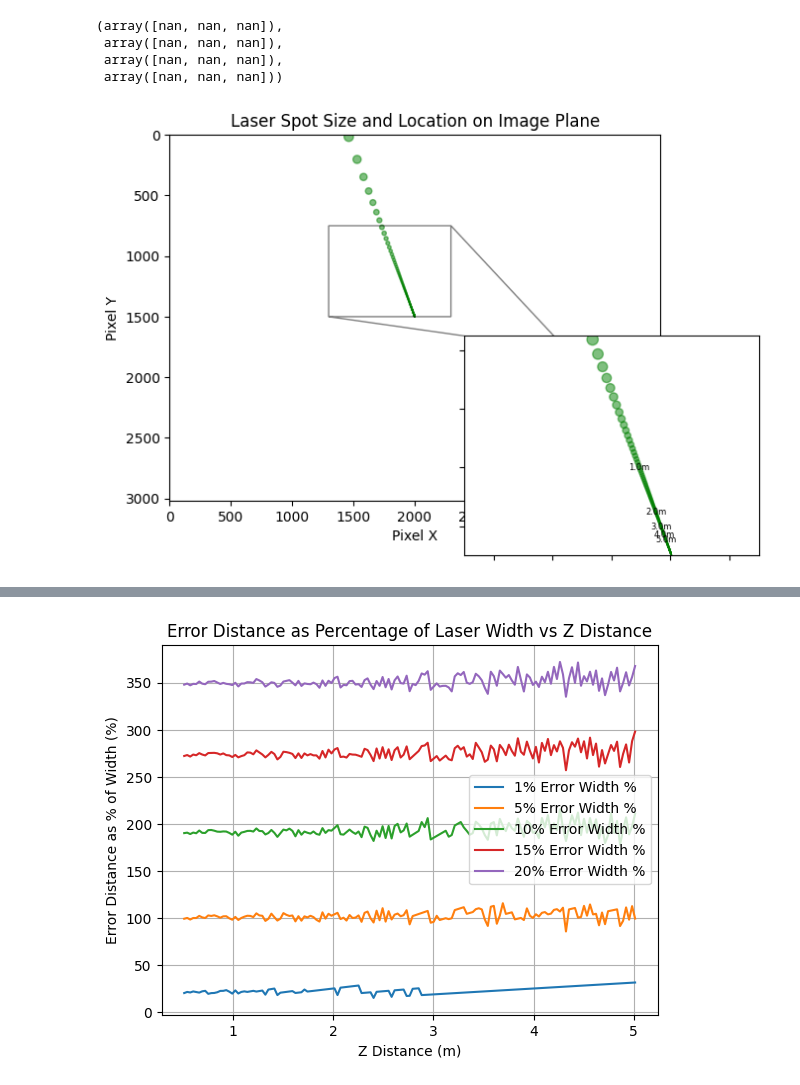
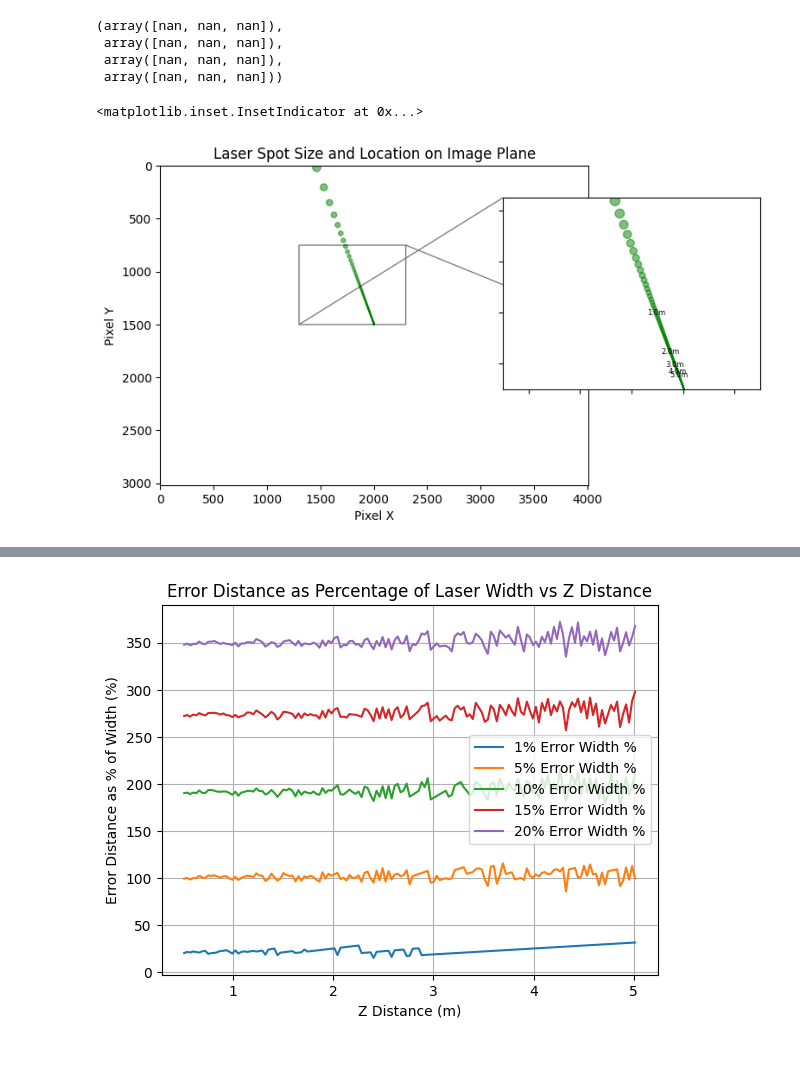
Before and after one commit to UCSD-E4E/cscw-fishsense2027, a Jupyter notebook: annotation_analysis/reconstruction.ipynb, the cells around one changed output, grey strips where cells are left out. Cells and saved outputs as stored; diff of their text form; code cells hidden in the pictures; blank space fills up the shorter version.

```diff
--- a/annotation_analysis/reconstruction.ipynb
+++ b/annotation_analysis/reconstruction.ipynb
@@ -290,37 +291,39 @@ fig, ax = plt.subplots()
 prev_z_value_shown = -1
 x1, x2 = 1300, 2300
 y1, y2 = 750, 1500
-axins = ax.inset_axes([0.6, -0.15, 0.6, 0.6], xlim=(x1, x2), ylim=(y1, y2), xticklabels=[], yticklabels=[])
+axins = ax.inset_axes([0.8, 0.3, 0.6, 0.6], xlim=(x1, x2), ylim=(y2, y1), xticklabels=[], yticklabels=[])
 
 for idx in range(s.shape[1]):
     center_x = s[0, idx]
     center_y = s[1, idx]
 
     width = s_right[0, idx] - s_left[0, idx]
     height = s_up[1, idx] - s_down[1, idx]
 
     z_value = int(p[2, idx])
     if z_value != prev_z_value_shown and z_value < 6:
         # ax.text(center_x, center_y, f'{p[2, idx]:.1f}m', color='black', fontsize=8, ha='center', va='center')
         axins.text(center_x, center_y, f'{p[2, idx]:.1f}m', color='black', fontsize=6, ha='center', va='center')
         prev_z_value_shown = z_value
 
     ellipse = Ellipse((center_x, center_y), width, height, edgecolor='g', facecolor='g', alpha=0.5)
     ax.add_patch(ellipse)
 
     ellipse = Ellipse((center_x, center_y), width, height, edgecolor='g', facecolor='g', alpha=0.5)
     axins.add_patch(ellipse)
 
 # ax.set_aspect('equal', adjustable='datalim') # Adjusts the aspect ratio of the plot
 # ax.autoscale() # Adjusts axis limits to fully contain the patch
 ax.set_xbound(0, IMAGE_WIDTH)
 ax.set_ybound(0, IMAGE_HEIGHT)
 ax.set_xlabel('Pixel X')
 ax.set_ylabel('Pixel Y')
 ax.set_title('Laser Spot Size and Location on Image Plane')
 
+# axins.invert_yaxis()
+ax.invert_yaxis()
+
 ax.indicate_inset_zoom(axins, edgecolor="black")
-ax.invert_yaxis()
-axins.invert_yaxis()
 # %% [output]
+<matplotlib.inset.InsetIndicator at 0x...>
-[figure, old version]
+[figure, new version]
```
Also changed, not shown: parts of 2 cells of this notebook, 1 other file.
